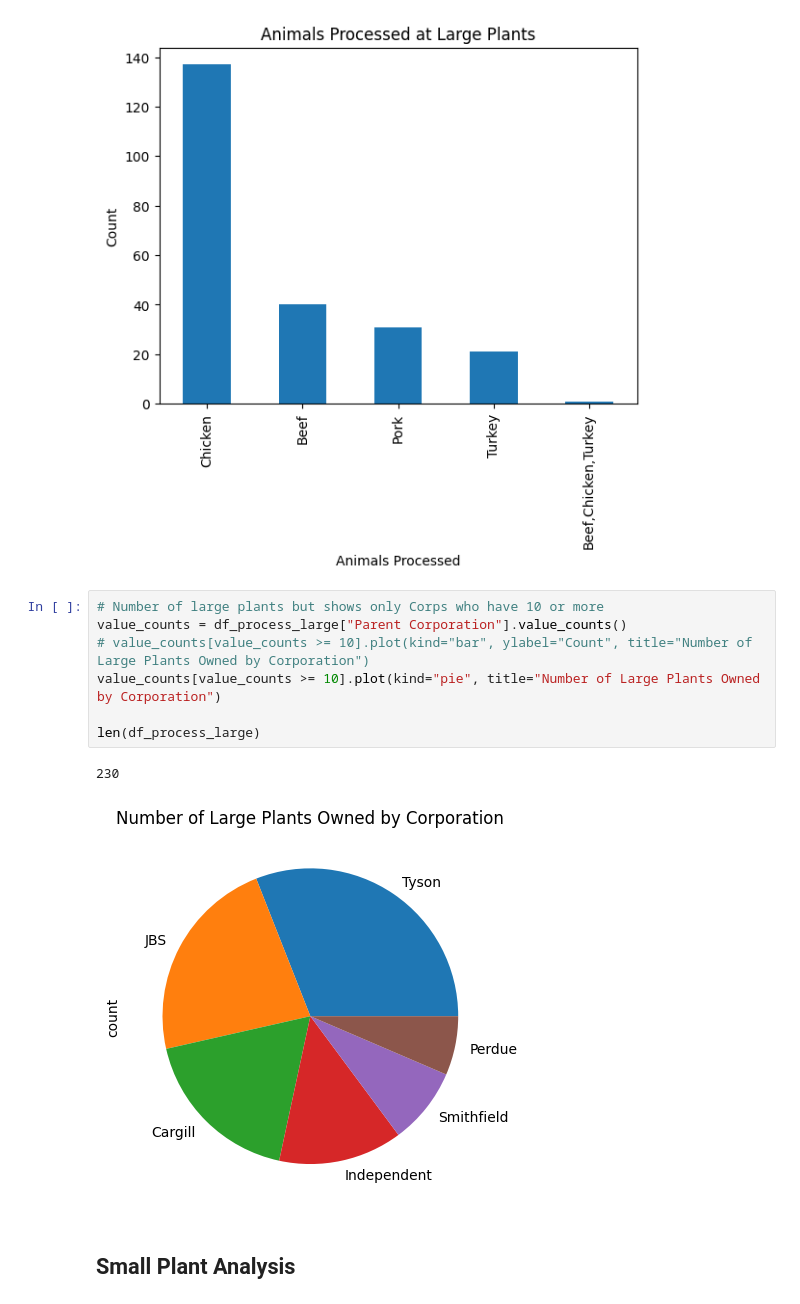
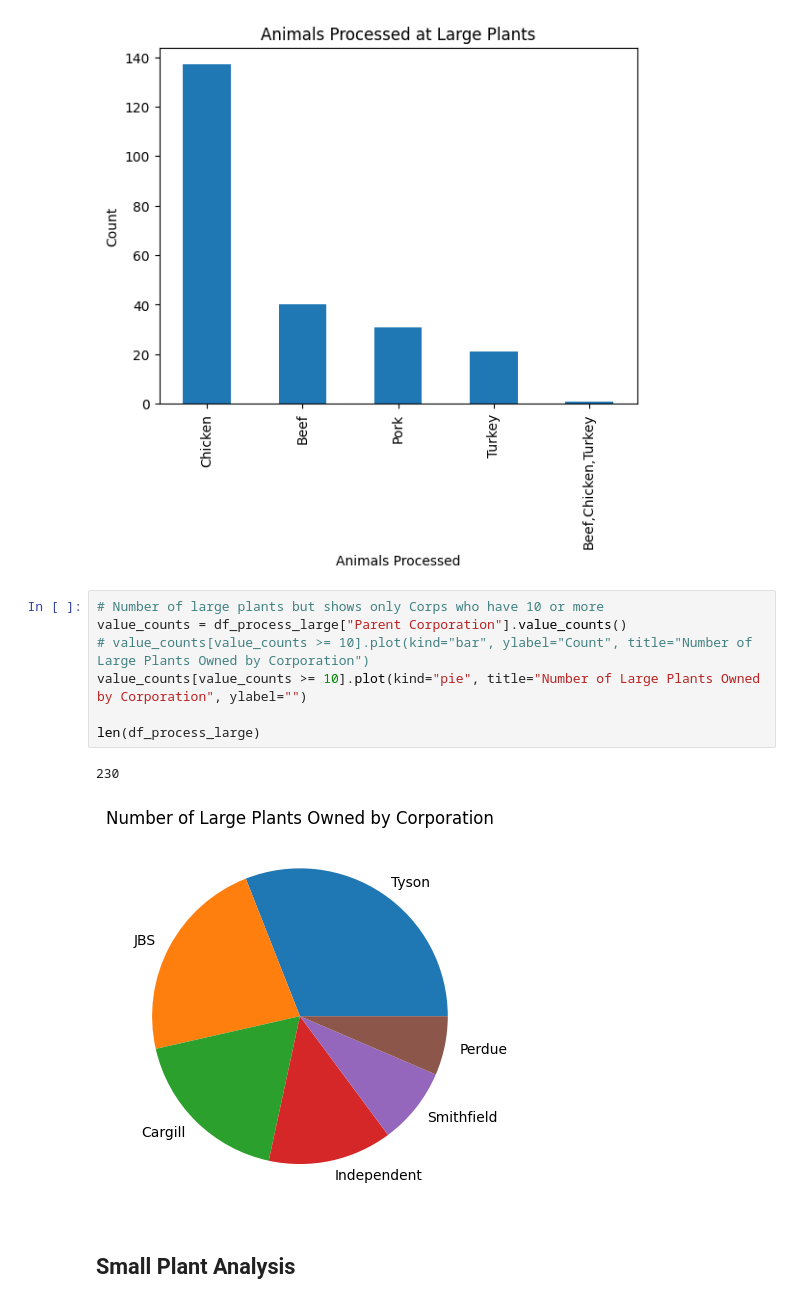
Before and after one commit to uchicago-dsi/rafi-poultry, a Jupyter notebook: notebooks/steve_FSIS_eda.ipynb, the cells around one changed output. Drawn from its saved outputs; the diff is of its cells as text.

```diff
--- a/notebooks/steve_FSIS_eda.ipynb
+++ b/notebooks/steve_FSIS_eda.ipynb
@@ -117,13 +117,13 @@ df_process_large["Animals Processed"].value_counts().plot(kind="bar", ylabel="Co
 # %%
 # Number of large plants but shows only Corps who have 10 or more
 value_counts = df_process_large["Parent Corporation"].value_counts()
 # value_counts[value_counts >= 10].plot(kind="bar", ylabel="Count", title="Number of Large Plants Owned by Corporation")
-value_counts[value_counts >= 10].plot(kind="pie", title="Number of Large Plants Owned by Corporation")
+value_counts[value_counts >= 10].plot(kind="pie", title="Number of Large Plants Owned by Corporation", ylabel="")
 
 len(df_process_large)
 # %% [output]
 230
-[figure, old version]
+[figure, new version]
 # %% [markdown]
 ## Small Plant Analysis
 # %%
```
Also changed, not shown: parts of 10 cells of this notebook.
